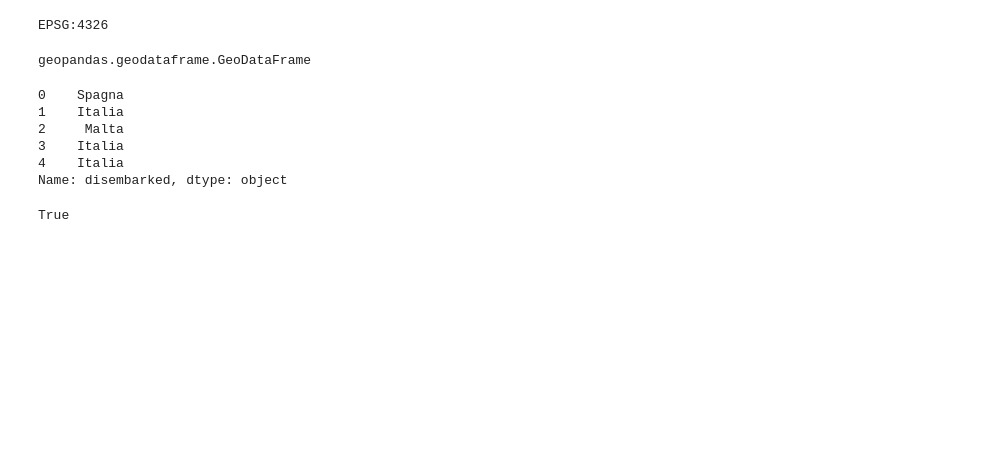
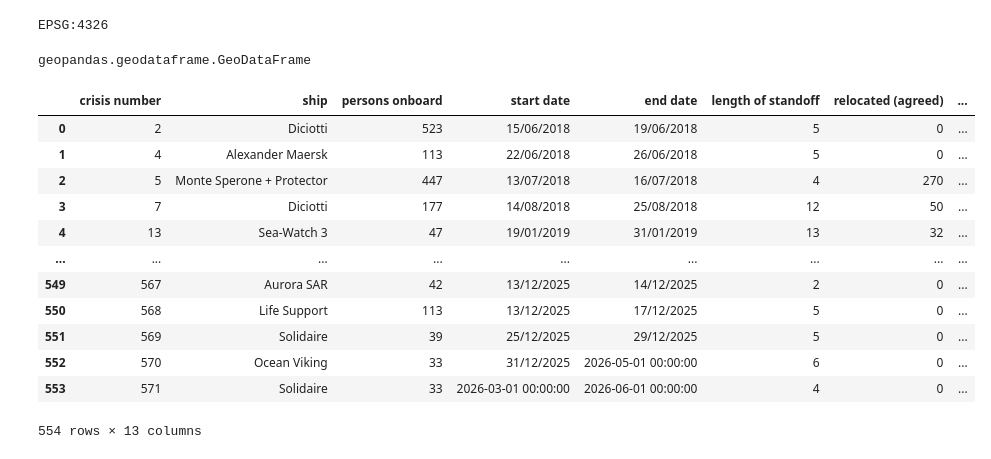
Before and after one commit to enriquetaietta/data-science-unitn, a Jupyter notebook: geospatial-analysis/project_map_interventi.ipynb, the cells around one changed output. Cells and saved outputs as stored; diff of their text form; code cells hidden in the pictures; blank space fills up the shorter version.

```diff
--- a/geospatial-analysis/project_map_interventi.ipynb
+++ b/geospatial-analysis/project_map_interventi.ipynb
@@ -252,7 +268,7 @@ geo_cities_ispi.plot()
 <Axes: >
 [figure]
 # %%
-ispi_standoff_gpd = ispi_standoffs.merge(geo_cities_ispi, on="where disembarked (Italy)", how='left')
+ispi_standoff_gpd = cities_ispi.merge(geo_cities_ispi, on="where disembarked (Italy)", how='left')
 
 ispi_standoff_gpd = gpd.GeoDataFrame(ispi_standoff_gpd, geometry=ispi_standoff_gpd.geometry)
 # %%
@@ -271,6 +287,22 @@ type(ispi_standoff_gpd_it)
 # %% [output]
 EPSG:4326
 geopandas.geodataframe.GeoDataFrame
+# %%
+ispi_standoff_gpd_it
+# %% [output]
+|  | crisis number | ship | persons onboard | start date | end date | length of standoff | relocated (agreed) | ... |
+| 0 | 2 | Diciotti | 523 | 15/06/2018 | 19/06/2018 | 5 | 0 | ... |
+| 1 | 4 | Alexander Maersk | 113 | 22/06/2018 | 26/06/2018 | 5 | 0 | ... |
+| 2 | 5 | Monte Sperone + Protector | 447 | 13/07/2018 | 16/07/2018 | 4 | 270 | ... |
+| 3 | 7 | Diciotti | 177 | 14/08/2018 | 25/08/2018 | 12 | 50 | ... |
+| 4 | 13 | Sea-Watch 3 | 47 | 19/01/2019 | 31/01/2019 | 13 | 32 | ... |
+| ... | ... | ... | ... | ... | ... | ... | ... | ... |
+| 549 | 567 | Aurora SAR | 42 | 13/12/2025 | 14/12/2025 | 2 | 0 | ... |
+| 550 | 568 | Life Support | 113 | 13/12/2025 | 17/12/2025 | 5 | 0 | ... |
+| 551 | 569 | Solidaire | 39 | 25/12/2025 | 29/12/2025 | 5 | 0 | ... |
+| 552 | 570 | Ocean Viking | 33 | 31/12/2025 | 2026-05-01 00:00:00 | 6 | 0 | ... |
+| 553 | 571 | Solidaire | 33 | 2026-03-01 00:00:00 | 2026-06-01 00:00:00 | 4 | 0 | ... |
+554 rows × 13 columns
 # %%
 ispi_standoff_gpd_it.to_file(
     "ispi_standoff_it.gpkg",
@@ -283,13 +310,0 @@ ispi_standoff_gpd = ispi_standoff_gpd.rename(columns={'persons onboard': 'person
-# %%
-ispi_standoff_gpd.head()['disembarked']
-# %% [output]
-0    Spagna
-1    Italia
-2     Malta
-3    Italia
-4    Italia
-Name: disembarked, dtype: object
-# %%
-'disembarked' in ispi_standoff_gpd.columns
-# %% [output]
-True
```
Also changed, not shown: parts of 34 cells of this notebook.
